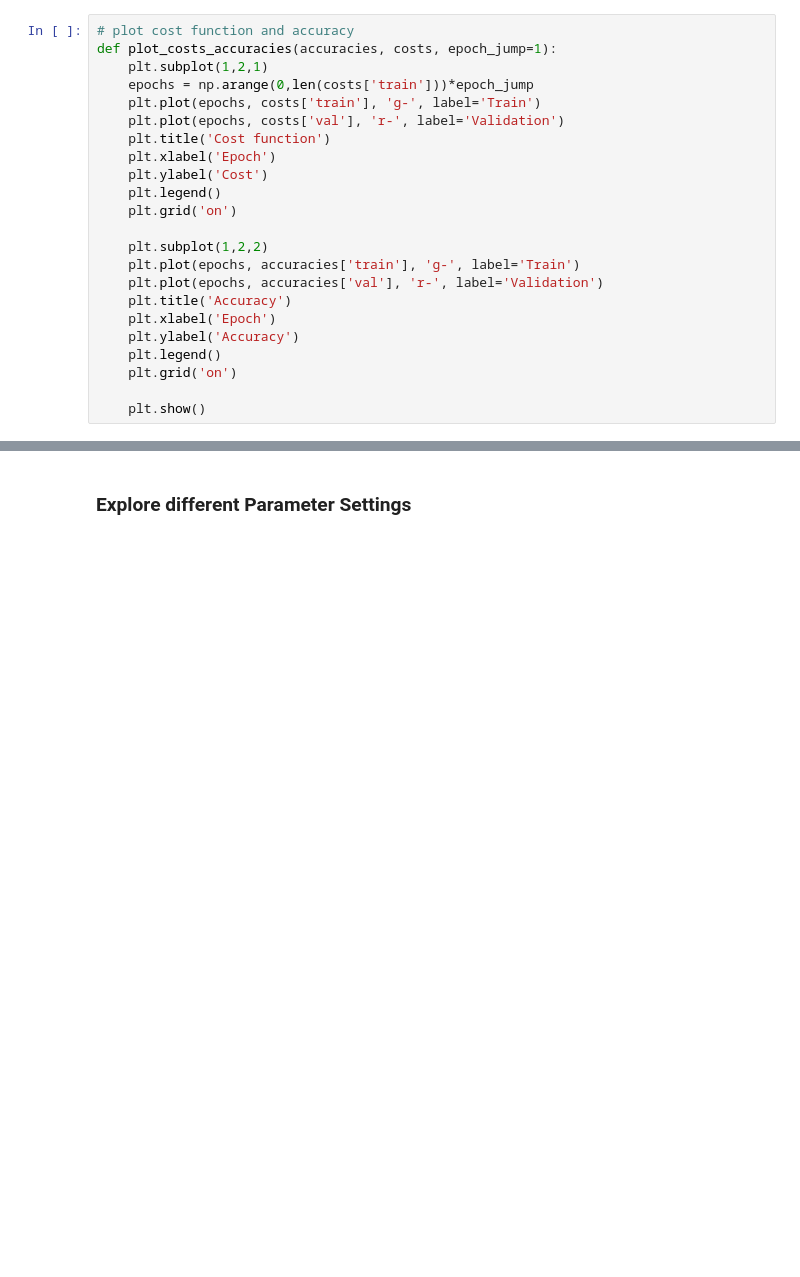
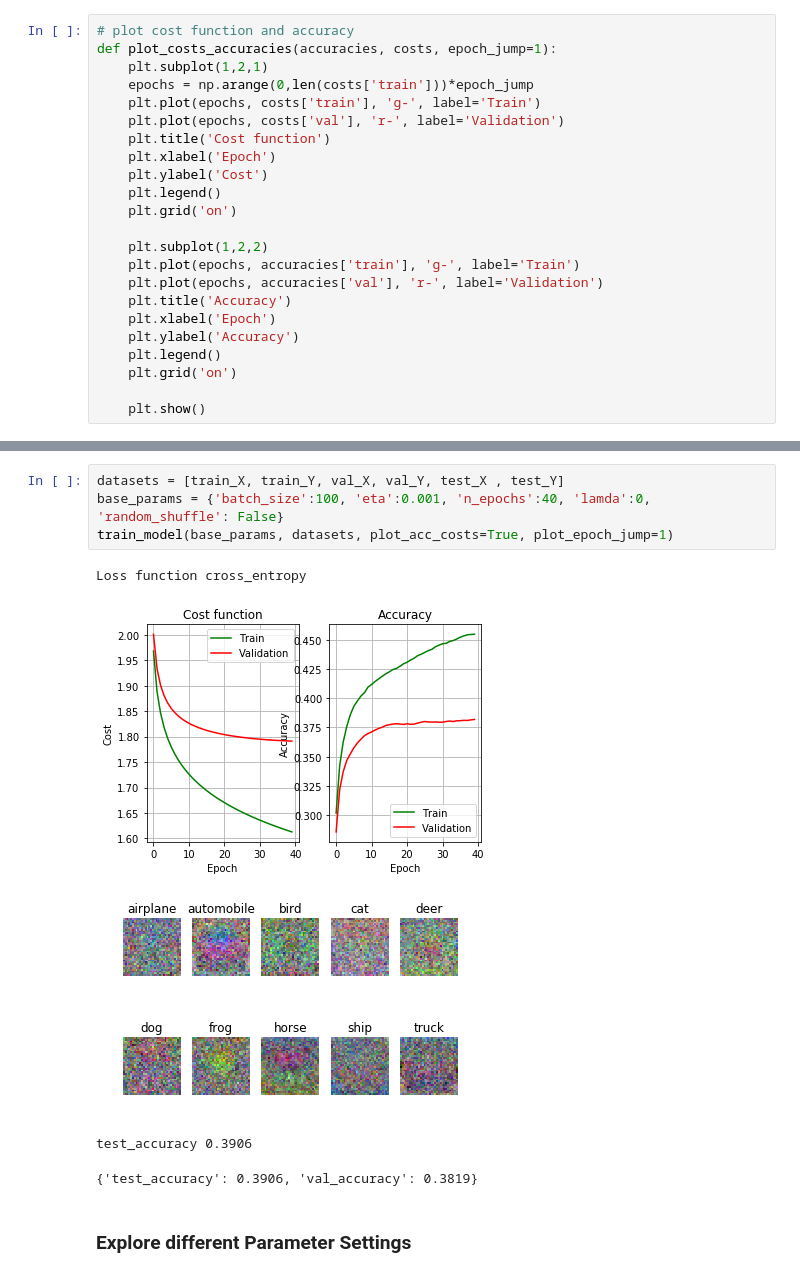
Before and after one commit to 09panesara/DD2424-Deep-Learning, a Jupyter notebook: Lab1/src/lab1.ipynb, the cells around one changed output, grey strips where cells are left out. Cells and saved outputs as stored; diff of their text form; blank space fills up the shorter version.

```diff
--- a/Lab1/src/lab1.ipynb
+++ b/Lab1/src/lab1.ipynb
@@ -407,3 +410,13 @@ test_accuracy 0.3878
+# %%
+datasets = [train_X, train_Y, val_X, val_Y, test_X , test_Y]
+base_params = {'batch_size':100, 'eta':0.001, 'n_epochs':40, 'lamda':0, 'random_shuffle': False}
+train_model(base_params, datasets, plot_acc_costs=True, plot_epoch_jump=1)
+# %% [output]
+Loss function cross_entropy
+[figure, added]
+[figure, added]
+test_accuracy 0.3906
+{'test_accuracy': 0.3906, 'val_accuracy': 0.3819}
 # %% [markdown]
 ### Explore different Parameter Settings
 # %%
```
Also changed, not shown: parts of 19 cells of this notebook, 16 other files.
